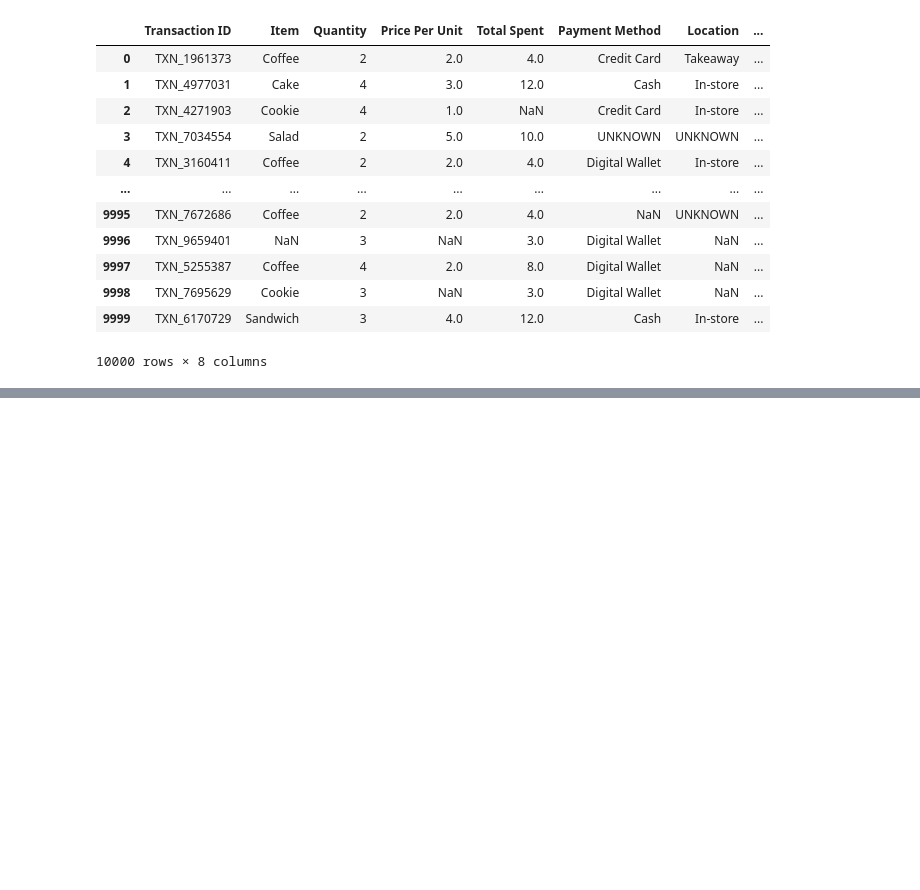
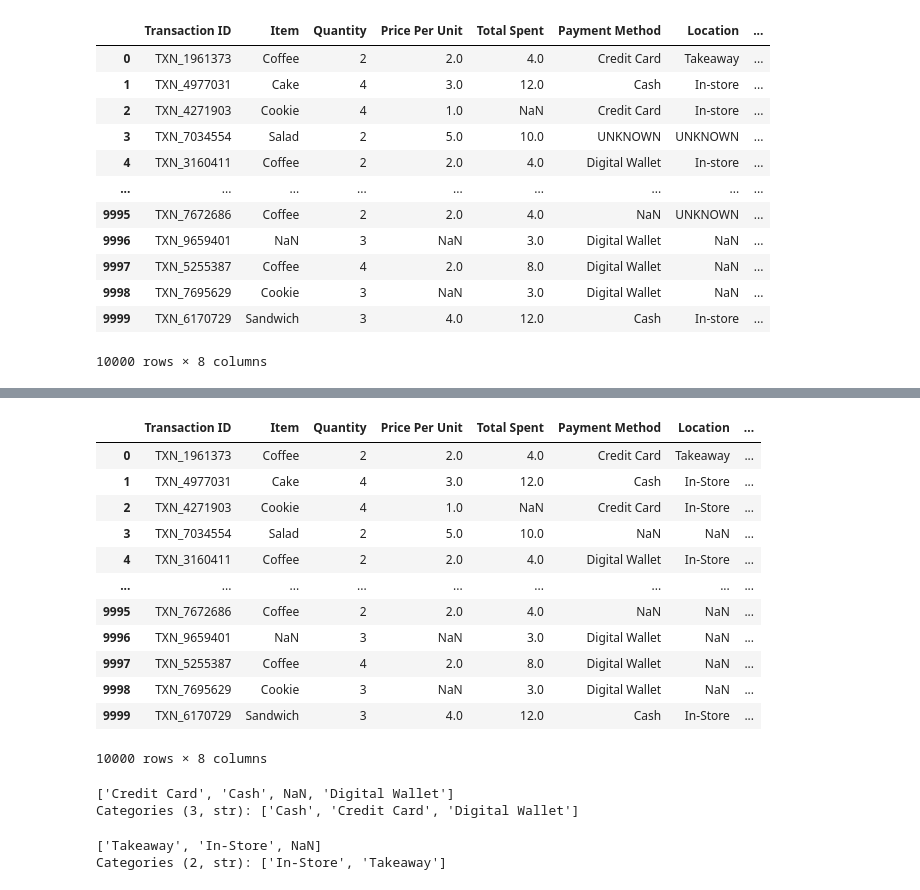
Before and after one commit to marshaale/learn-pandas, a Jupyter notebook: sales-dirty/notebook.ipynb, the cells around one changed output, grey strips where cells are left out. Cells and saved outputs as stored; diff of their text form; code cells hidden in the pictures; blank space fills up the shorter version.

```diff
--- a/sales-dirty/notebook.ipynb
+++ b/sales-dirty/notebook.ipynb
@@ -237,0 +277,34 @@ df
+# %%
+strip_and_title('Location')
+strip_and_title('Payment Method')
+
+df['Transaction Date'] = pd.to_datetime(df['Transaction Date'],errors="coerce")
+
+df['Payment Method'] = df['Payment Method'].astype('category')
+df['Location'] = df['Location'].astype('category')
+
+df
+# %% [output]
+|  | Transaction ID | Item | Quantity | Price Per Unit | Total Spent | Payment Method | Location | ... |
+| 0 | TXN_1961373 | Coffee | 2 | 2.0 | 4.0 | Credit Card | Takeaway | ... |
+| 1 | TXN_4977031 | Cake | 4 | 3.0 | 12.0 | Cash | In-Store | ... |
+| 2 | TXN_4271903 | Cookie | 4 | 1.0 | NaN | Credit Card | In-Store | ... |
+| 3 | TXN_7034554 | Salad | 2 | 5.0 | 10.0 | NaN | NaN | ... |
+| 4 | TXN_3160411 | Coffee | 2 | 2.0 | 4.0 | Digital Wallet | In-Store | ... |
+| ... | ... | ... | ... | ... | ... | ... | ... | ... |
+| 9995 | TXN_7672686 | Coffee | 2 | 2.0 | 4.0 | NaN | NaN | ... |
+| 9996 | TXN_9659401 | NaN | 3 | NaN | 3.0 | Digital Wallet | NaN | ... |
+| 9997 | TXN_5255387 | Coffee | 4 | 2.0 | 8.0 | Digital Wallet | NaN | ... |
+| 9998 | TXN_7695629 | Cookie | 3 | NaN | 3.0 | Digital Wallet | NaN | ... |
+| 9999 | TXN_6170729 | Sandwich | 3 | 4.0 | 12.0 | Cash | In-Store | ... |
+10000 rows × 8 columns
+# %%
+df['Payment Method'].unique()
+# %% [output]
+['Credit Card', 'Cash', NaN, 'Digital Wallet']
+Categories (3, str): ['Cash', 'Credit Card', 'Digital Wallet']
+# %%
+df['Location'].unique()
+# %% [output]
+['Takeaway', 'In-Store', NaN]
+Categories (2, str): ['In-Store', 'Takeaway']
```
Also changed, not shown: parts of 5 cells of this notebook.
